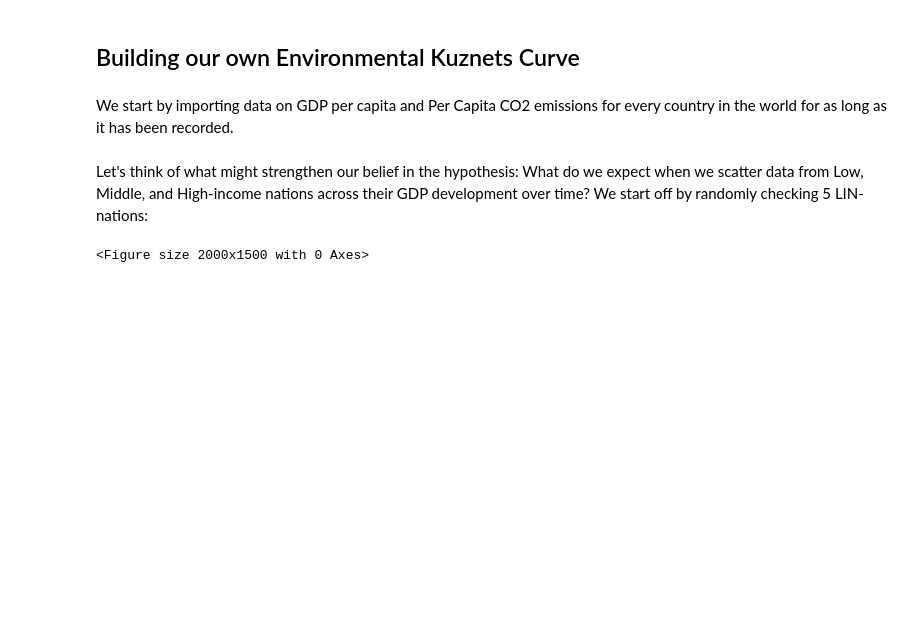
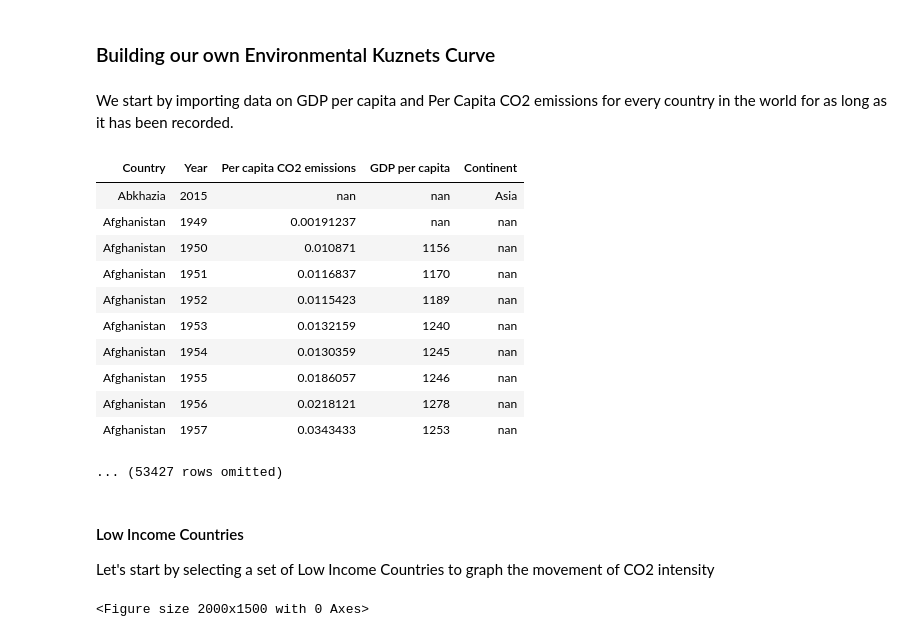
Before and after one commit to data-88e/88e-fa21, a Jupyter notebook: lec/lec13/KuznetsHypothesis.ipynb, the cells around one changed output. Saved outputs shown, nothing was run; the diff lists cells and outputs as text; code cells hidden in the pictures; blank space fills up the shorter version.

```diff
--- a/lec/lec13/KuznetsHypothesis.ipynb
+++ b/lec/lec13/KuznetsHypothesis.ipynb
@@ -25,16 +17,30 @@ The Environmental Kuznets curve hypothesises that the economic development of a
 # %% [markdown]
 ![kuznets.png](attachment:kuznets.png)
 # %% [markdown]
-## Building our own Environmental Kuznets Curve
+### Building our own Environmental Kuznets Curve
 # %% [markdown]
 
 We start by importing data on GDP per capita and Per Capita CO2 emissions for every country in the world for as long as it has been recorded.
 # %%
-#Import data and create table
 co2_table = Table.read_table('co2-emissions-vs-gdp.csv').drop('145446-annotations','Total population (Gapminder, HYDE & UN)','Code')
 co2_table = co2_table.relabeled('Entity', 'Country')
+co2_table
+# %% [output]
+| Country | Year | Per capita CO2 emissions | GDP per capita | Continent |
+| Abkhazia | 2015 | nan | nan | Asia |
+| Afghanistan | 1949 | 0.00191237 | nan | nan |
+| Afghanistan | 1950 | 0.010871 | 1156 | nan |
+| Afghanistan | 1951 | 0.0116837 | 1170 | nan |
+| Afghanistan | 1952 | 0.0115423 | 1189 | nan |
+| Afghanistan | 1953 | 0.0132159 | 1240 | nan |
+| Afghanistan | 1954 | 0.0130359 | 1245 | nan |
+| Afghanistan | 1955 | 0.0186057 | 1246 | nan |
+| Afghanistan | 1956 | 0.0218121 | 1278 | nan |
+| Afghanistan | 1957 | 0.0343433 | 1253 | nan |
+... (53427 rows omitted)
 # %% [markdown]
-Let's think of what might strengthen our belief in the hypothesis: What do we expect when we scatter data from Low, Middle, and High-income nations across their GDP development over time? We start off by randomly checking 5 LIN-nations:
+#### Low Income Countries
+Let's start by selecting a set of Low Income Countries to graph the movement of CO2 intensity
 # %%
 #Low-Income Nations
 LIH_array = make_array('Haiti', 'Afghanistan','Rwanda','Pakistan', 'Nicaragua')
```
Also changed, not shown: parts of 18 cells of this notebook, 2 other files.
